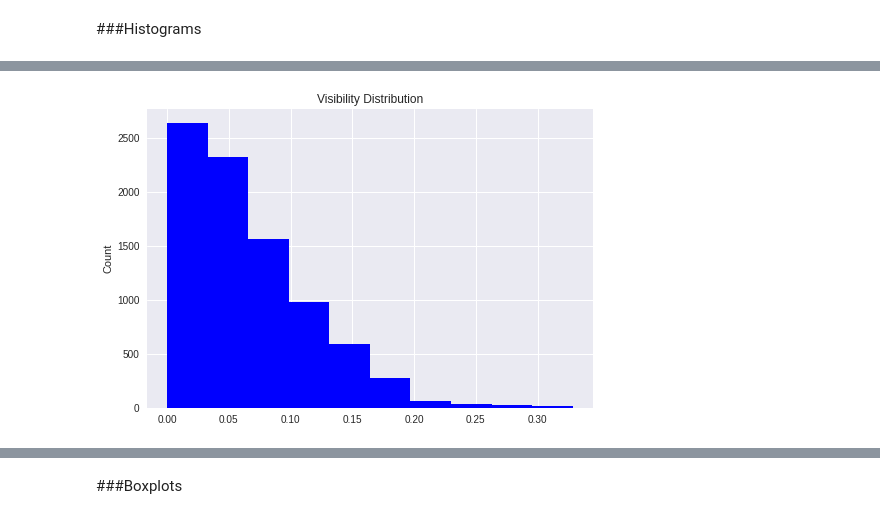
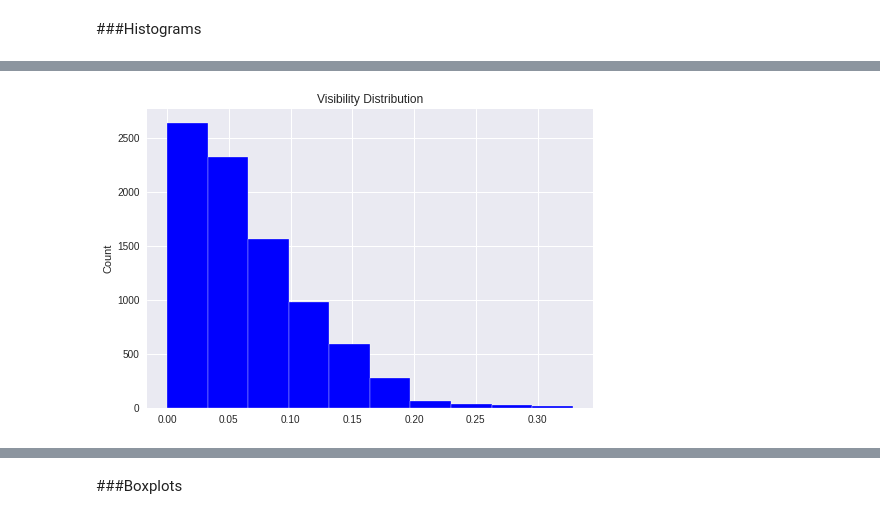
Before and after one commit to mselmasry/Project1_SalesPrediction, a Jupyter notebook: SalesPredictions.ipynb, the cells around one changed output, grey strips where cells are left out. Cells and saved outputs as stored; diff of their text form; code cells hidden in the pictures.

```diff
--- a/SalesPredictions.ipynb
+++ b/SalesPredictions.ipynb
@@ -485,10 +485,10 @@ df['Item_MRP'].hist(bins=50,color='g');
 # %%
 plt.style.use('seaborn')
 plt.title("Visibility Distribution")
 plt.ylabel('Count')
-df['Item_Visibility'].hist(bins=10,color='b');
+df['Item_Visibility'].hist(bins=10,color='b',edgecolor='white');
 # %% [output]
-[figure, old version]
+[figure, new version]
 # %%
 plt.style.use('seaborn')
 plt.title("Type Distribution")
```
Also changed, not shown: parts of 4 cells of this notebook.
